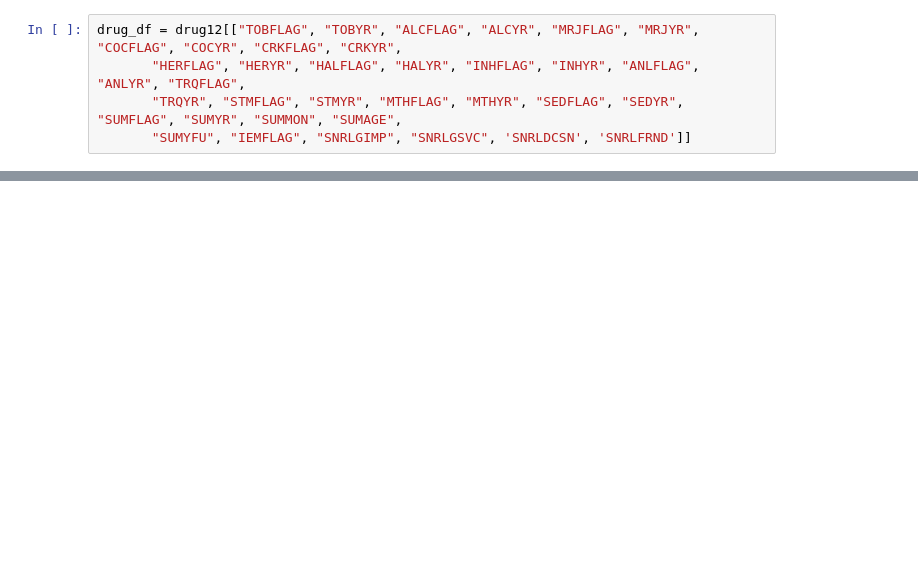
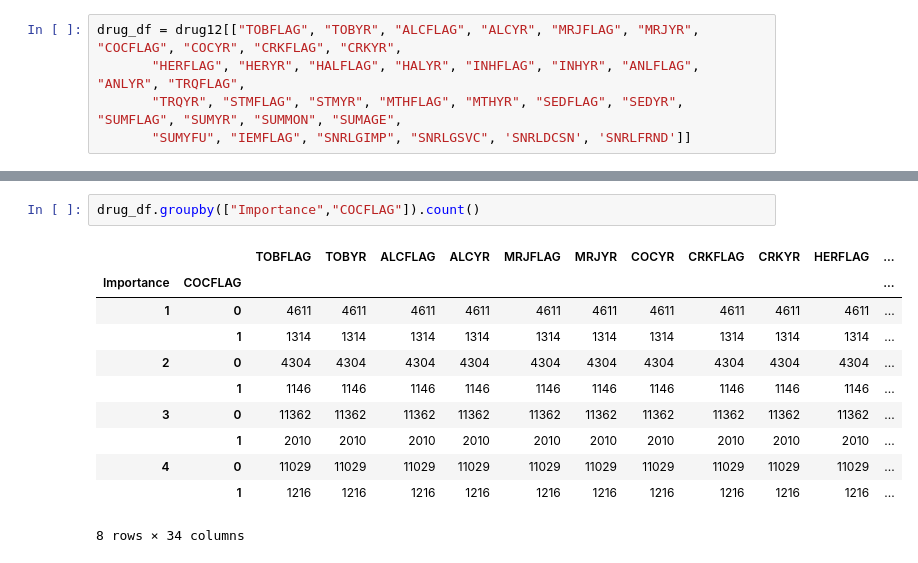
Before and after one commit to zaxiang/DDS_Project, a Jupyter notebook: Drug_and_Religious_Dataset_Lana.ipynb, the cells around one changed output, grey strips where cells are left out. Saved outputs shown, nothing was run; the diff lists cells and outputs as text; blank space fills up the shorter version.

```diff
--- a/Drug_and_Religious_Dataset_Lana.ipynb
+++ b/Drug_and_Religious_Dataset_Lana.ipynb
@@ -17,0 +212,14 @@ drug_df = drug_df[(drug_df.SNRLGSVC.isin(drop_values) == False) &
+# %%
+drug_df.groupby(["Importance","COCFLAG"]).count()
+# %% [output]
+|  |  | TOBFLAG | TOBYR | ALCFLAG | ALCYR | MRJFLAG | MRJYR | COCYR | CRKFLAG | CRKYR | HERFLAG | ... |
+| Importance | COCFLAG |  |  |  |  |  |  |  |  |  |  | ... |
+| 1 | 0 | 4611 | 4611 | 4611 | 4611 | 4611 | 4611 | 4611 | 4611 | 4611 | 4611 | ... |
+|  | 1 | 1314 | 1314 | 1314 | 1314 | 1314 | 1314 | 1314 | 1314 | 1314 | 1314 | ... |
+| 2 | 0 | 4304 | 4304 | 4304 | 4304 | 4304 | 4304 | 4304 | 4304 | 4304 | 4304 | ... |
+|  | 1 | 1146 | 1146 | 1146 | 1146 | 1146 | 1146 | 1146 | 1146 | 1146 | 1146 | ... |
+| 3 | 0 | 11362 | 11362 | 11362 | 11362 | 11362 | 11362 | 11362 | 11362 | 11362 | 11362 | ... |
+|  | 1 | 2010 | 2010 | 2010 | 2010 | 2010 | 2010 | 2010 | 2010 | 2010 | 2010 | ... |
+| 4 | 0 | 11029 | 11029 | 11029 | 11029 | 11029 | 11029 | 11029 | 11029 | 11029 | 11029 | ... |
+|  | 1 | 1216 | 1216 | 1216 | 1216 | 1216 | 1216 | 1216 | 1216 | 1216 | 1216 | ... |
+8 rows × 34 columns
```
Also changed, not shown: parts of 32 cells of this notebook.
